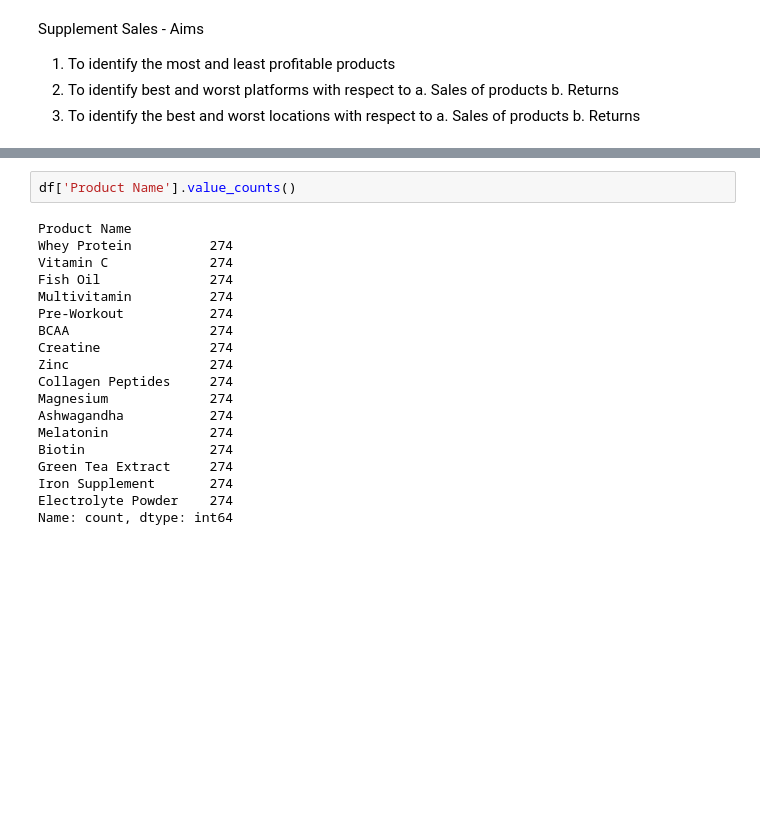
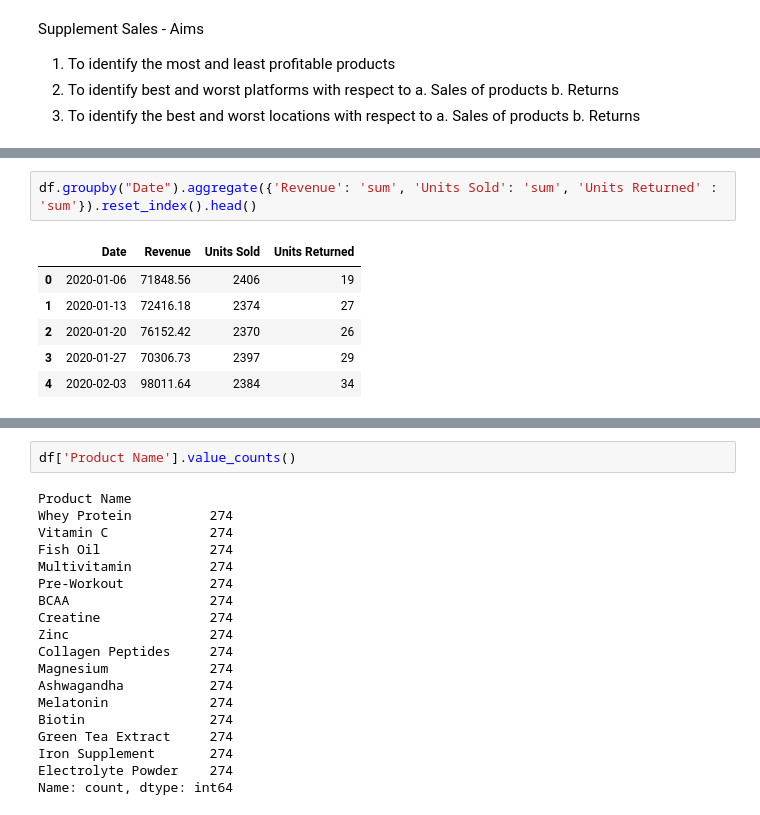
Before and after one commit to Mohamed-Shaheedullah/supplement-sales-EDA, a Jupyter notebook: supplement-sales-analysis.ipynb, the cells around one changed output, grey strips where cells are left out. Cells and saved outputs as stored; diff of their text form; blank space fills up the shorter version.

```diff
--- a/supplement-sales-analysis.ipynb
+++ b/supplement-sales-analysis.ipynb
@@ -64,0 +89,9 @@ Supplement Sales - Aims
+# %%
+df.groupby("Date").aggregate({'Revenue': 'sum', 'Units Sold': 'sum', 'Units Returned' : 'sum'}).reset_index().head()
+# %% [output]
+|  | Date | Revenue | Units Sold | Units Returned |
+| 0 | 2020-01-06 | 71848.56 | 2406 | 19 |
+| 1 | 2020-01-13 | 72416.18 | 2374 | 27 |
+| 2 | 2020-01-20 | 76152.42 | 2370 | 26 |
+| 3 | 2020-01-27 | 70306.73 | 2397 | 29 |
+| 4 | 2020-02-03 | 98011.64 | 2384 | 34 |
```
Also changed, not shown: parts of 5 cells of this notebook.
